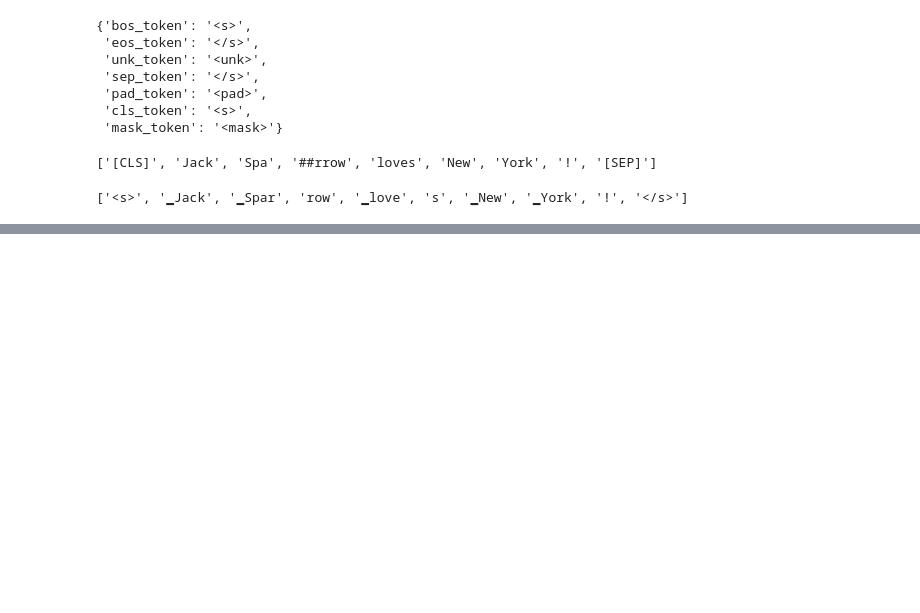
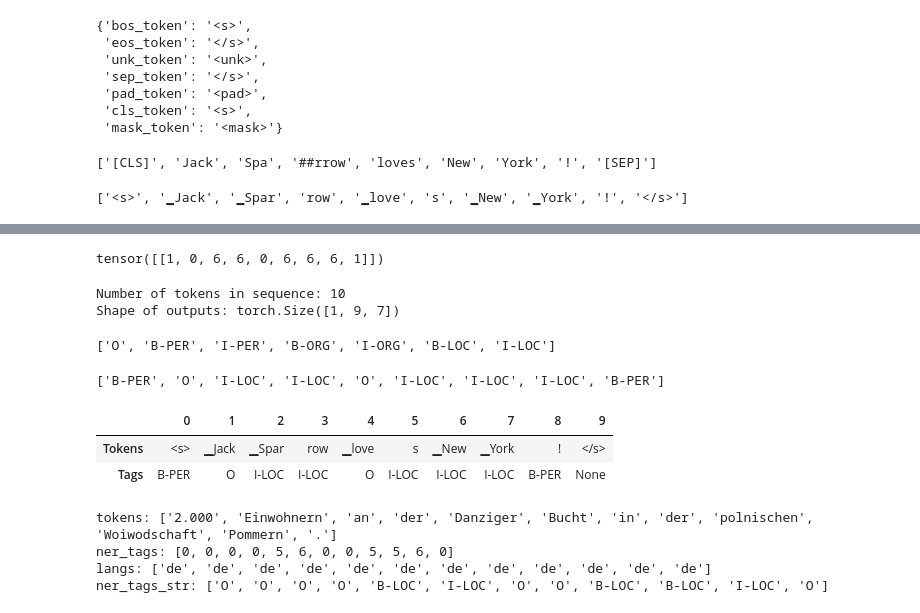
Before and after one commit to NurmukhamedKZ/NLP_for_transformers, a Jupyter notebook: MNER.ipynb, the cells around one changed output, grey strips where cells are left out. Cells and saved outputs as stored; diff of their text form; code cells hidden in the pictures; blank space fills up the shorter version.

```diff
--- a/MNER.ipynb
+++ b/MNER.ipynb
@@ -335,0 +448,3 @@ xlmr_tokens
+# %%
+outputs = xlmr_model1(input_ids).logits
+outputs
@@ -335,0 +462,26 @@ xlmr_tokens
+# %%
+predictions = outputs.argmax(-1)
+predictions
+# %% [output]
+tensor([[1, 0, 6, 6, 0, 6, 6, 6, 1]])
+# %%
+print(f"Number of tokens in sequence: {len(xlmr_tokens)}")
+print(f"Shape of outputs: {outputs.shape}")
+# %% [output]
+Number of tokens in sequence: 10
+Shape of outputs: torch.Size([1, 9, 7])
+# %%
+tags.names
+# %% [output]
+['O', 'B-PER', 'I-PER', 'B-ORG', 'I-ORG', 'B-LOC', 'I-LOC']
+# %%
+preds = [tags.names[p] for p in predictions[0].cpu().numpy()]
+preds
+# %% [output]
+['B-PER', 'O', 'I-LOC', 'I-LOC', 'O', 'I-LOC', 'I-LOC', 'I-LOC', 'B-PER']
+# %%
+pd.DataFrame([xlmr_tokens, preds], index=["Tokens", "Tags"])
+# %% [output]
+|  | 0 | 1 | 2 | 3 | 4 | 5 | 6 | 7 | 8 | 9 |
+| Tokens | <s> | ▁Jack | ▁Spar | row | ▁love | s | ▁New | ▁York | ! | </s> |
+| Tags | B-PER | O | I-LOC | I-LOC | O | I-LOC | I-LOC | I-LOC | B-PER | None |
@@ -335,0 +496,8 @@ xlmr_tokens
+# %%
+for key, value in de_example.items():
+    print(f"{key}: {value}")
+# %% [output]
+tokens: ['2.000', 'Einwohnern', 'an', 'der', 'Danziger', 'Bucht', 'in', 'der', 'polnischen', 'Woiwodschaft', 'Pommern', '.']
+ner_tags: [0, 0, 0, 0, 5, 6, 0, 0, 5, 5, 6, 0]
+langs: ['de', 'de', 'de', 'de', 'de', 'de', 'de', 'de', 'de', 'de', 'de', 'de']
+ner_tags_str: ['O', 'O', 'O', 'O', 'B-LOC', 'I-LOC', 'O', 'O', 'B-LOC', 'B-LOC', 'I-LOC', 'O']
```
Also changed, not shown: parts of 35 cells of this notebook.
